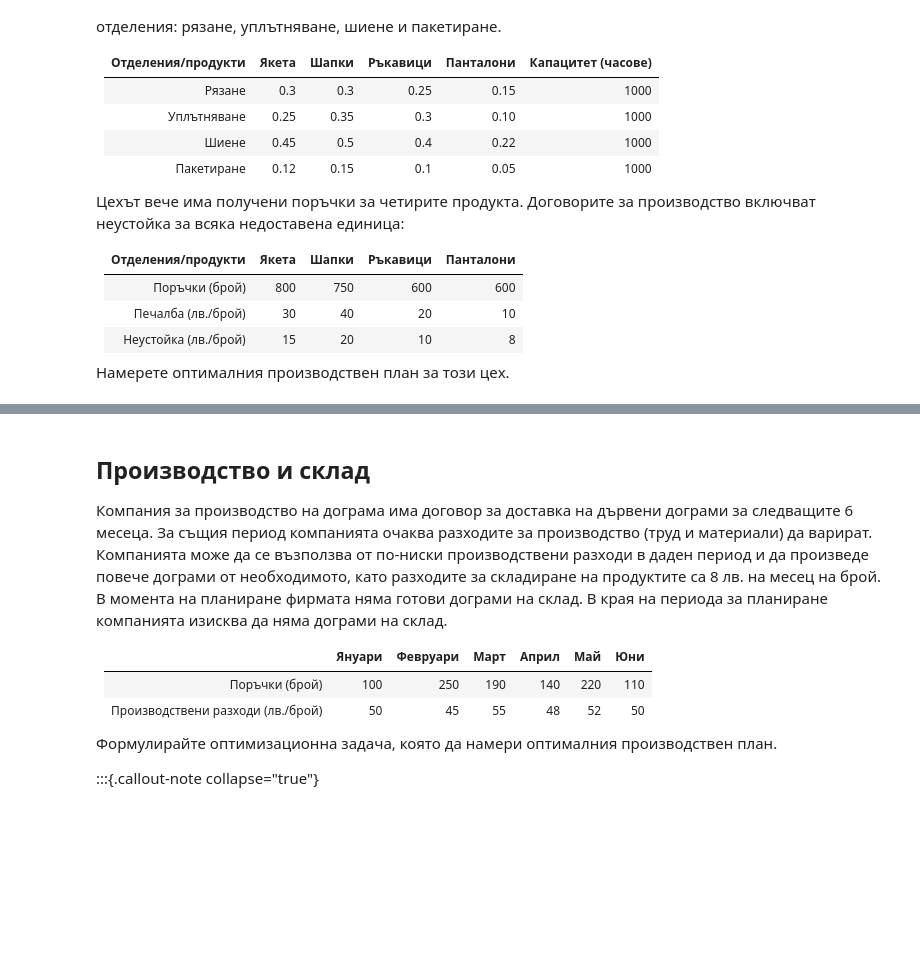
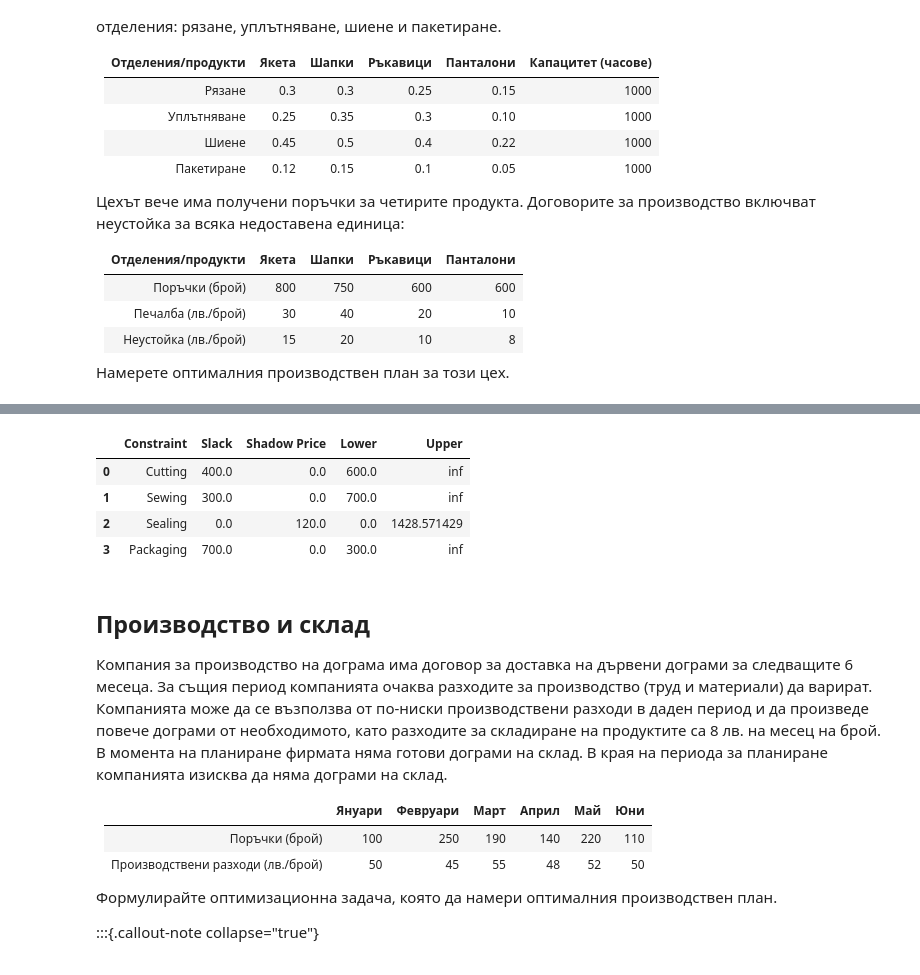
Before and after one commit to febse/opt2025, a Jupyter notebook: 00-Assignments/assignments.ipynb, the cells around one changed output, grey strips where cells are left out. Drawn from its saved outputs; the diff is of its cells as text; code cells hidden in the pictures; blank space fills up the shorter version.

```diff
--- a/00-Assignments/assignments.ipynb
+++ b/00-Assignments/assignments.ipynb
@@ -432,8 +463,14 @@ $$
 # %%
 #| label: tbl-production-penalty-constraints
 #| tbl-cap: "Ограничения за производство и неустойки в оптимума за производство и неустойки"
 
-# constr_df
+constr_df
+# %% [output]
+|  | Constraint | Slack | Shadow Price | Lower | Upper |
+| 0 | Cutting | 400.0 | 0.0 | 600.0 | inf |
+| 1 | Sewing | 300.0 | 0.0 | 700.0 | inf |
+| 2 | Sealing | 0.0 | 120.0 | 0.0 | 1428.571429 |
+| 3 | Packaging | 700.0 | 0.0 | 300.0 | inf |
 # %% [markdown]
 ## Производство и склад
 
```
Also changed, not shown: parts of 6 cells of this notebook.
